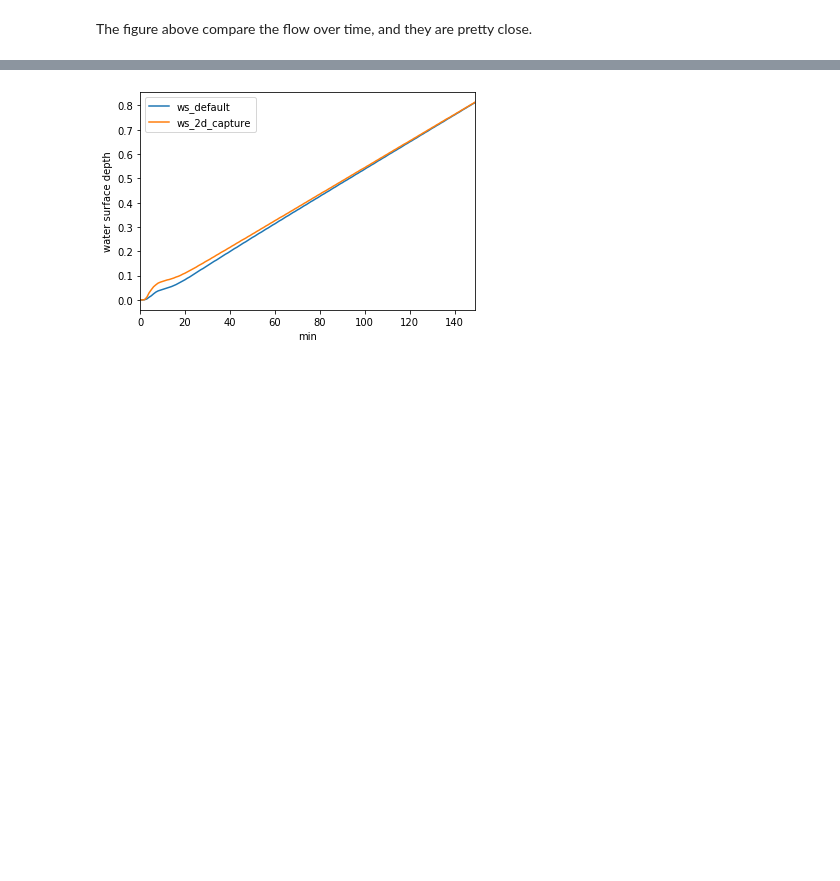
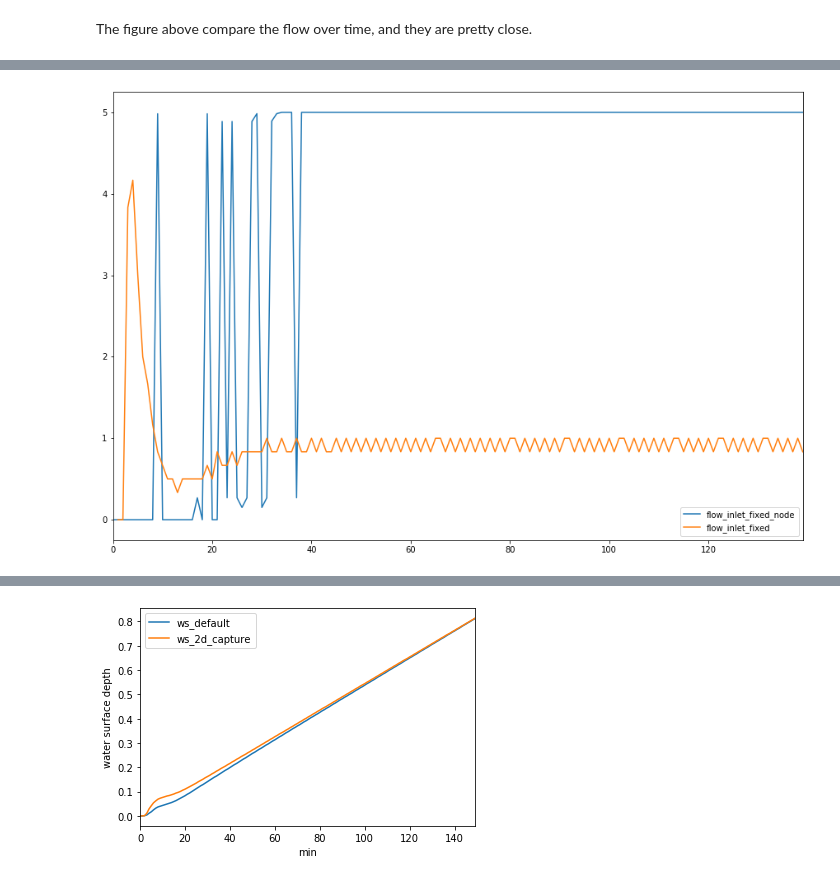
Before and after one commit to mel-meng/xpswmm, a Jupyter notebook: models/1d2d/1 Inlets 2D flow capture.ipynb, the cells around one changed output, grey strips where cells are left out. Drawn from its saved outputs; the diff is of its cells as text; code cells hidden in the pictures; blank space fills up the shorter version.

```diff
--- a/models/1d2d/1 Inlets 2D flow capture.ipynb
+++ b/models/1d2d/1 Inlets 2D flow capture.ipynb
@@ -130,0 +139,5 @@ A 5cfs limit was used, and as shown below, when the flow, when the water level l
+# %%
+df.loc[:, ['flow_inlet_fixed_node', 'flow_inlet_fixed']].plot(subplots=False, figsize=(15,10))
+plt.show()
+# %% [output]
+[figure, added]
```
Also changed, not shown: parts of 14 cells of this notebook, 3 other files.
